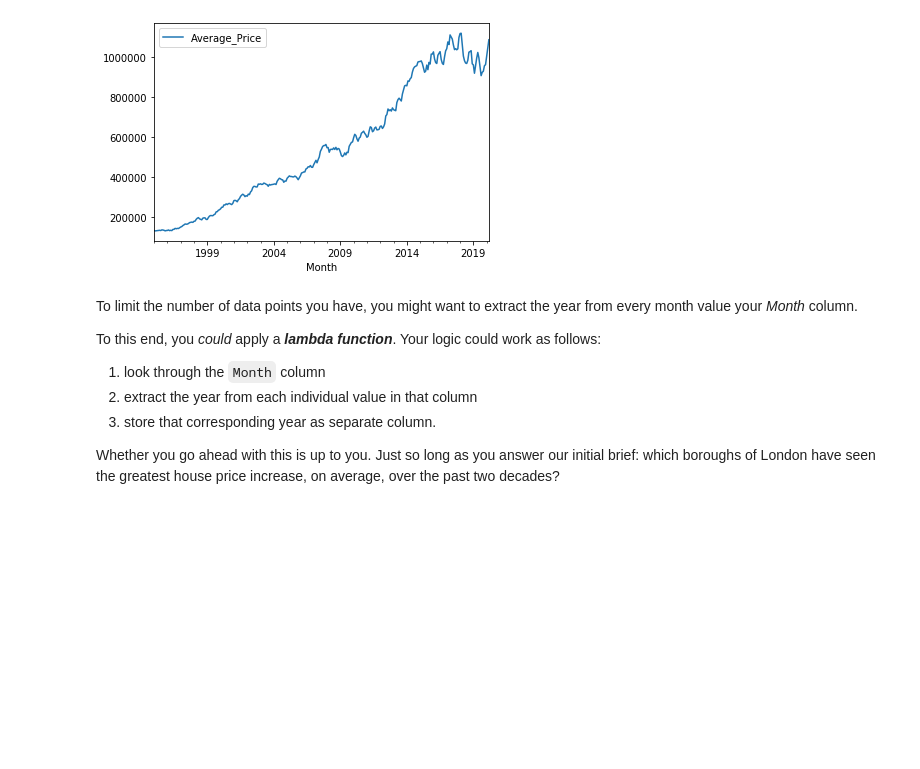
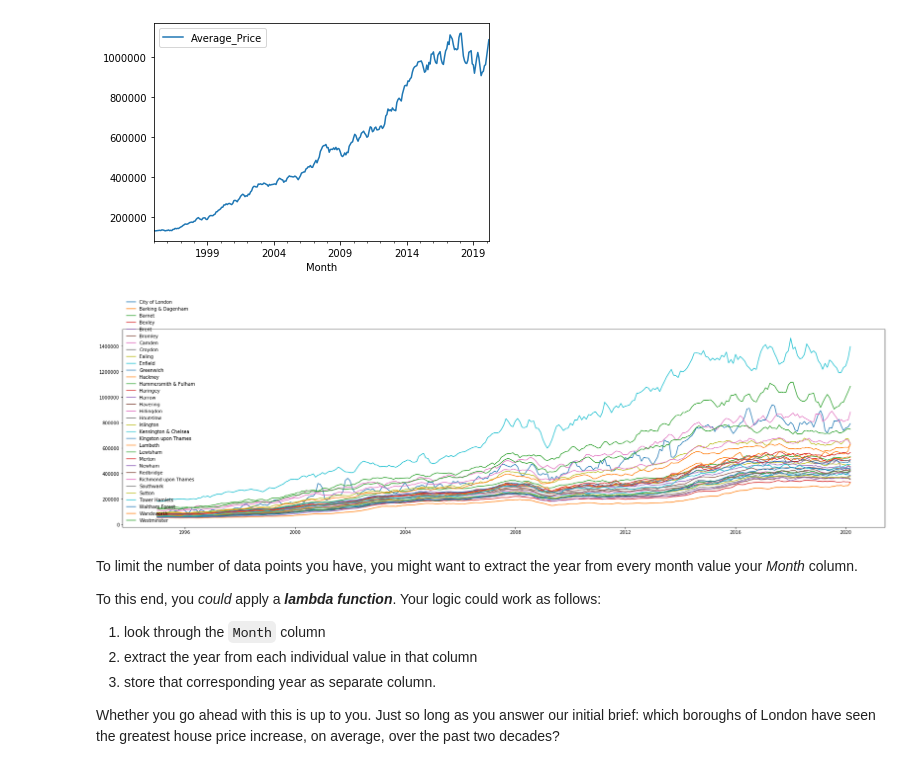
Before and after one commit to j990345/Springboard, a Jupyter notebook: Unit 4 Challenge - Tier 3.ipynb, the cells around one changed output. Saved outputs shown, nothing was run; the diff lists cells and outputs as text; code cells hidden in the pictures; blank space fills up the shorter version.

```diff
--- a/Unit 4 Challenge - Tier 3.ipynb
+++ b/Unit 4 Challenge - Tier 3.ipynb
@@ -319,6 +319,16 @@ Westminster_price.plot(kind='line', x='Month', y='Average_Price')
 # %% [output]
 <matplotlib.axes._subplots.AxesSubplot at 0x...>
 [figure]
+# %%
+for name in prop_cleaned['Borough'].unique():
+    price = prop_cleaned[prop_cleaned["Borough"] == name]["Average_Price"]
+    time = prop_cleaned[prop_cleaned["Borough"] == name]["Month"]
+    ax= plt.plot(time,price,label=name)
+plt.rcParams["figure.figsize"] = (30,8)
+plt.legend(loc='lower left', frameon=False)
+plt.show()
+# %% [output]
+[figure, added]
 # %% [markdown]
 To limit the number of data points you have, you might want to extract the year from every month value your *Month* column.
 
```
Also changed, not shown: parts of 2 cells of this notebook.
